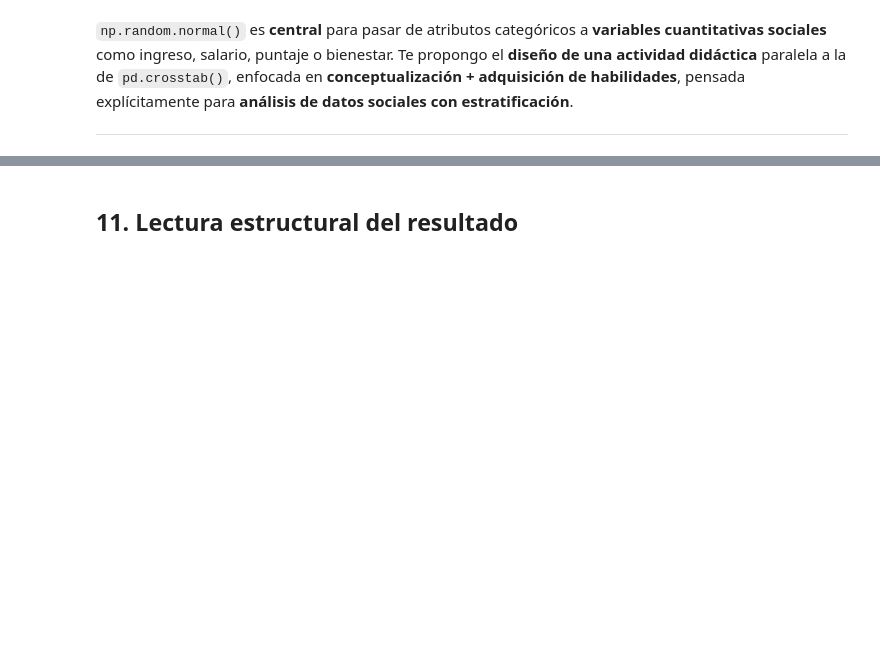
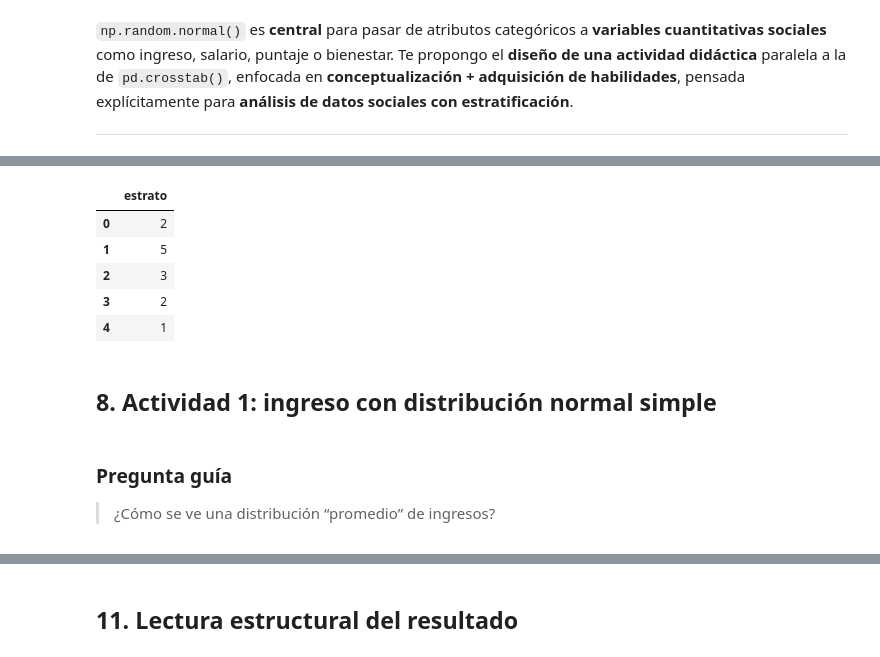
Before and after one commit to marco-canas/curso_analisis_datos_sociales_con_estratificacion, a Jupyter notebook: 1_clases/1_clase/apendice/3_normal.ipynb, the cells around one changed output, grey strips where cells are left out. Drawn from its saved outputs; the diff is of its cells as text; code cells hidden in the pictures; blank space fills up the shorter version.

```diff
--- a/1_clases/1_clase/apendice/3_normal.ipynb
+++ b/1_clases/1_clase/apendice/3_normal.ipynb
@@ -170,0 +133,33 @@ plt.show()
+# %%
+import numpy as np
+import pandas as pd
+import matplotlib.pyplot as plt
+
+np.random.seed(42)
+n = 300
+
+df = pd.DataFrame({
+    "estrato": np.random.choice(
+        [1, 2, 3, 4, 5, 6],
+        n,
+        p=[0.35, 0.30, 0.18, 0.10, 0.05, 0.02]
+    )
+})
+
+df.head()
+# %% [output]
+|  | estrato |
+| 0 | 2 |
+| 1 | 5 |
+| 2 | 3 |
+| 3 | 2 |
+| 4 | 1 |
+# %% [markdown]
+
+
+## 8. Actividad 1: ingreso con distribución normal simple
+# %% [markdown]
+
+### Pregunta guía
+
+> ¿Cómo se ve una distribución “promedio” de ingresos?
```
Also changed, not shown: parts of 31 cells of this notebook, 5 other files.
